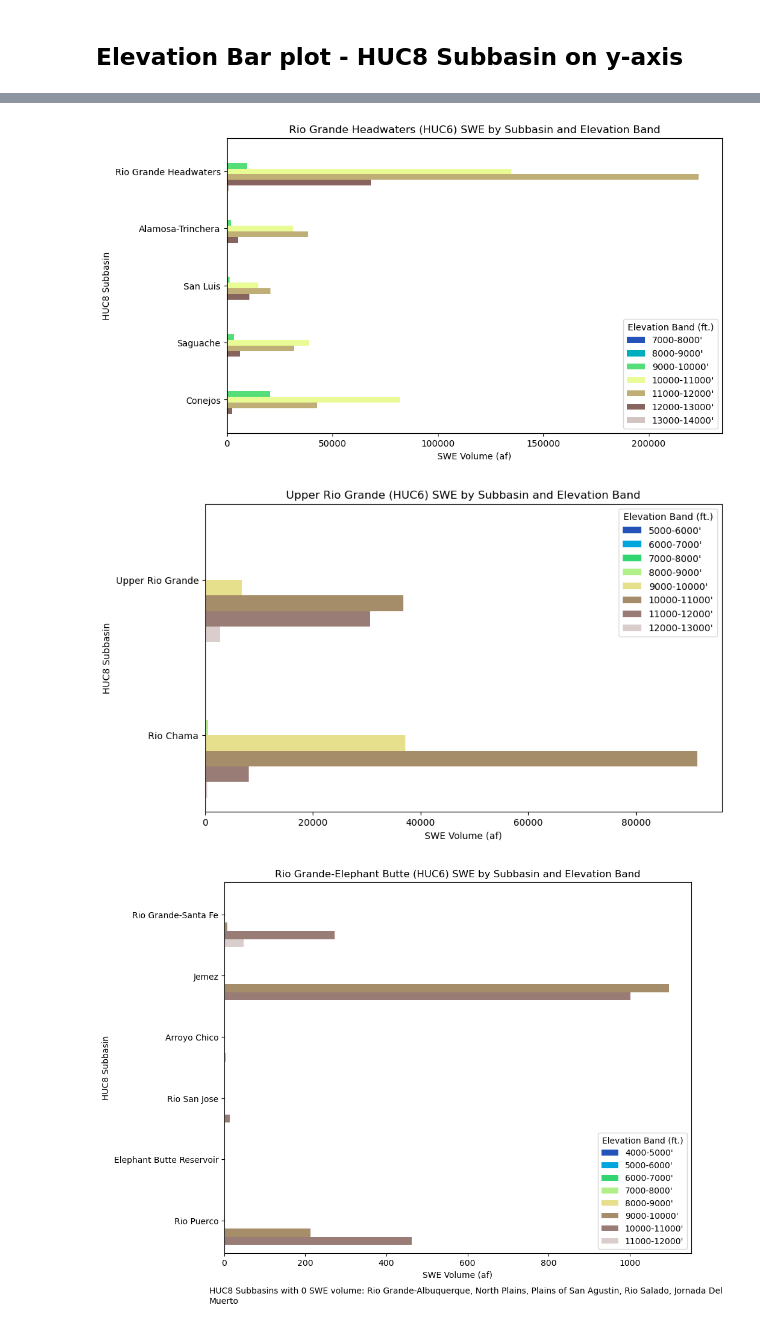
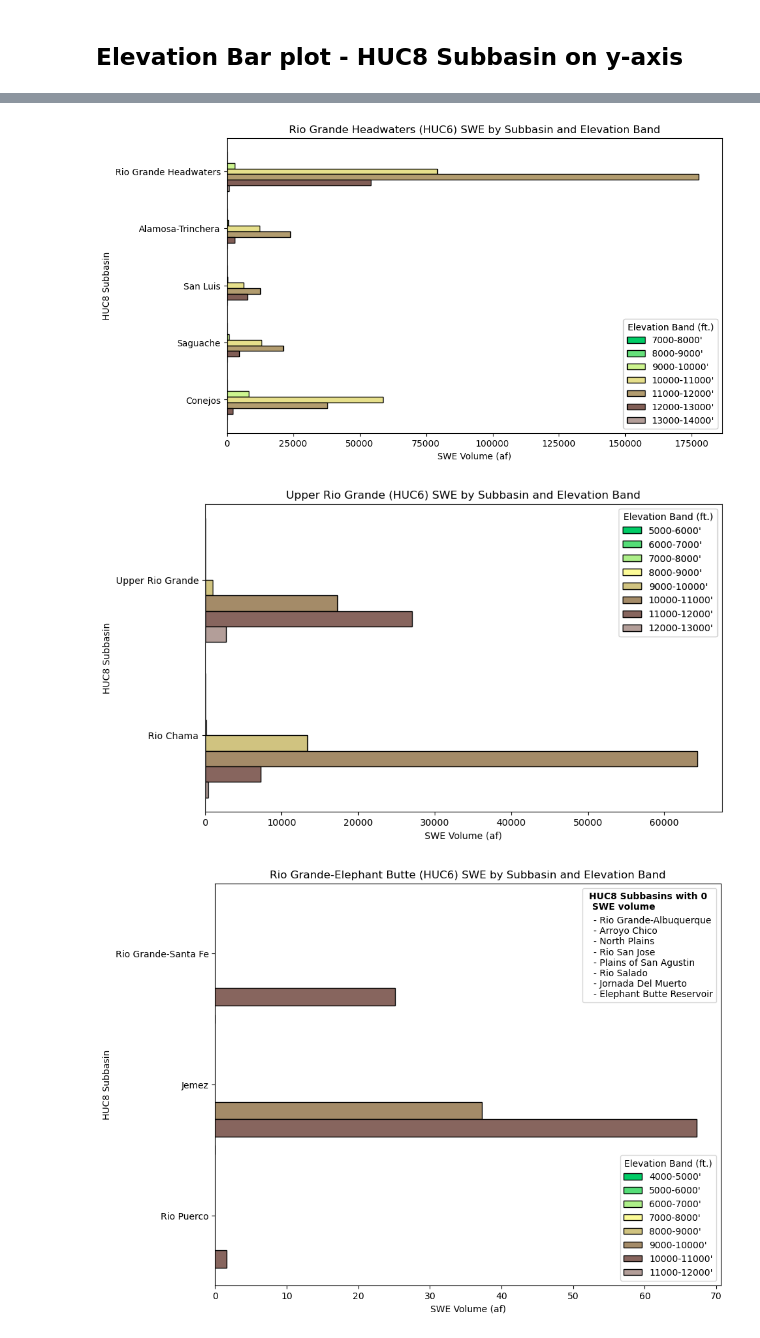
Before and after one commit to max-gersh/SWE-Evaluation-Tool, a Jupyter notebook: logan/swe_tables_snodas.ipynb, the cells around one changed output, grey strips where cells are left out. Cells and saved outputs as stored; diff of their text form; code cells hidden in the pictures.

Commit message:
Add second legend to barplots with empty basins. Update colormap. Modify overview plot outline colors.

```diff
--- a/logan/swe_tables_snodas.ipynb
+++ b/logan/swe_tables_snodas.ipynb
@@ -21,7 +24,7 @@ import os
 # %%
 ## set date
-date = "20250410"
-#date = datetime.today().strftime('%Y%m%d') # get today's date
+#date = "20250410"
+date = datetime.today().strftime('%Y%m%d') # get today's date
 
 formatted_date = datetime.strptime(date, "%Y%m%d").strftime("%Y-%m-%d")
 formatted_date
@@ -692,7 +694,7 @@ for i in range(len(huc6_unique)):
     huc6_id = huc6_unique[i]
     table3_huc6 = table3[table3['HUC6 Basin'] == huc6_id]
     elevation_bands = table3_huc6['Elevation Band (ft.)'].unique()
-    elevation_bands = sorted(elevation_bands, key=lambda x: int(x.split('-')[0]))
+    elevation_bands = sorted(elevation_bands, key=lambda x: int(x.split('-')[0])) # sort by elevation
     basins = table3_huc6['HUC8 Subbasin'].unique()
 
     ## get list of huc8 subbasins with 0 swe volume
@@ -723,7 +725,9 @@ for i in range(len(huc6_unique)):
         fig, ax = plt.subplots(figsize=(10, 6))
 
     # create colormap
-    colors = [plt.get_cmap('terrain')(i / len(elevation_bands) + 0.05) for i in range(len(elevation_bands))]
+    terrain_sliced = plt.get_cmap('terrain')(np.linspace(0.25, 0.85, len(elevation_bands))) # clip terrain cmap
+    colors = [terrain_sliced[i] for i in range(len(elevation_bands))]
+    #colors = [plt.get_cmap('terrain')(i / len(elevation_bands) + 0.05) for i in range(len(elevation_bands))]
     #print(colors)
     #colors = plt.get_cmap('terrain')(np.linspace(0, 1, len(elevation_bands)))
     for i, band in enumerate(elevation_bands):
@@ -736,7 +740,7 @@ for i in range(len(huc6_unique)):
             ax.barh((y - 2*height) + height * i, values, height=height, label=band, color = colors[i])
         else:
         '''
-        ax.barh(y + height * i, values, height=height, label=band, color = colors[i])
+        ax.barh(y + height * i, values, height=height, label=band, color = colors[i], edgecolor='black')
 
     ## center group labels
     group_offset = height * (len(elevation_bands) / 2 - 0.5)
@@ -751,19 +755,32 @@ for i in range(len(huc6_unique)):
     ax.set_ylabel('HUC8 Subbasin')
     ax.set_xlabel('SWE Volume (af)')
     ax.set_title(f'{huc6_id} (HUC6) SWE by Subbasin and Elevation Band')
-    ax.legend(title='Elevation Band (ft.)')
+    if huc6_id == "Rio Grande-Elephant Butte":
+        legend1 = ax.legend(title='Elevation Band (ft.)', loc = 'lower right')
+    else:
+        legend1 = ax.legend(title='Elevation Band (ft.)')
 
     if huc6_id == "Rio Grande-Elephant Butte":
         ax.margins(y=0)
 
     # add text for HUC8 basins with no snow
+    '''
     if len(huc8_zero_volume) > 0:
         fig.text(0.1, 0.04, f'HUC8 Subbasins with 0 SWE volume: {", ".join(huc8_zero_volume)}',
                  va='top', wrap = True)
+    '''
 
+    if len(huc8_zero_volume) > 0:
+        label = "\n".join([f"- {item}" for item in huc8_zero_volume])
+        dummy_patch = mpatches.Patch(color='none', label=label)
+        legend2 = ax.legend(handles=[dummy_patch], loc='upper right', fontsize=10, frameon=True,
+                            title="HUC8 Subbasins with 0 \n SWE volume", handlelength = 0)
+        legend2.get_title().set_fontweight('bold')
+        legend2.get_title().set_fontsize(10)
+
+    ax.add_artist(legend1)
 
     #plt.tight_layout()
-    #plt.show()
     plt.savefig(f'../reports/{formatted_date}/figures/SWE_elev_{huc6_id}_{date}.png', dpi=300, bbox_inches='tight')
 # %% [output]
 []
@@ -772,3 +789,3 @@ for i in range(len(huc6_unique)):
-[figure, old version]
+[figure, new version]
-[figure, old version]
+[figure, new version]
-[figure, old version]
+[figure, new version]
```
Also changed, not shown: parts of 9 cells of this notebook, 1 other file.
